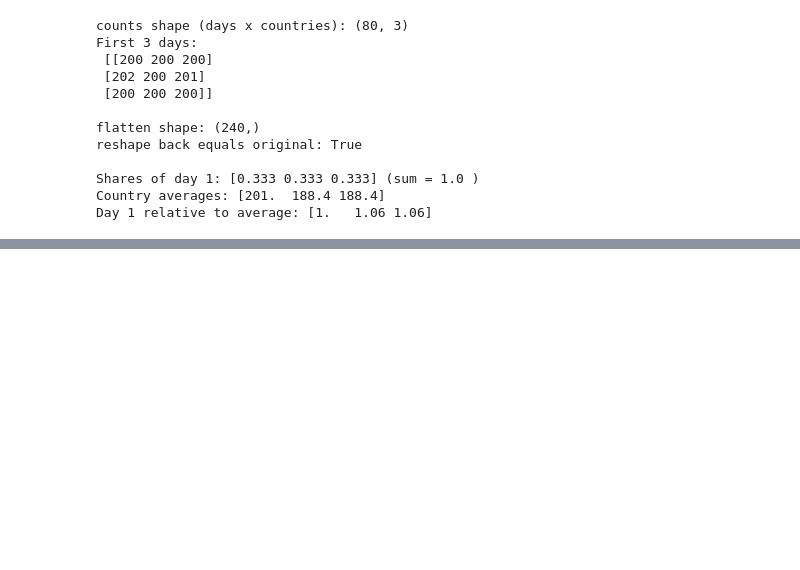
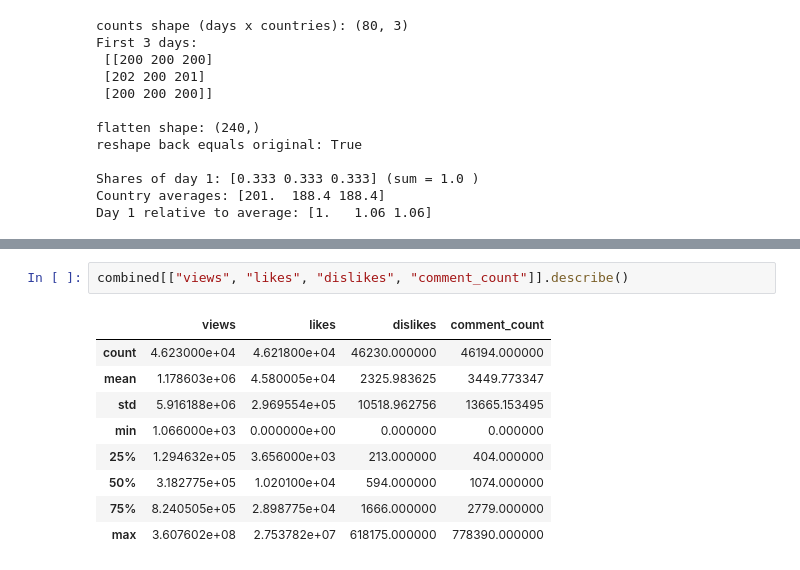
Before and after one commit to Lingadarini/trendpulse, a Jupyter notebook: part2_numpy_pandas/part2_numpy_pandas.ipynb, the cells around one changed output, grey strips where cells are left out. Cells and saved outputs as stored; diff of their text form; blank space fills up the shorter version.

```diff
--- a/part2_numpy_pandas/part2_numpy_pandas.ipynb
+++ b/part2_numpy_pandas/part2_numpy_pandas.ipynb
@@ -188,0 +224,12 @@ Day 1 relative to average: [1.   1.06 1.06]
+# %%
+combined[["views", "likes", "dislikes", "comment_count"]].describe()
+# %% [output]
+|  | views | likes | dislikes | comment_count |
+| count | 4.623000e+04 | 4.621800e+04 | 46230.000000 | 46194.000000 |
+| mean | 1.178603e+06 | 4.580005e+04 | 2325.983625 | 3449.773347 |
+| std | 5.916188e+06 | 2.969554e+05 | 10518.962756 | 13665.153495 |
+| min | 1.066000e+03 | 0.000000e+00 | 0.000000 | 0.000000 |
+| 25% | 1.294632e+05 | 3.656000e+03 | 213.000000 | 404.000000 |
+| 50% | 3.182775e+05 | 1.020100e+04 | 594.000000 | 1074.000000 |
+| 75% | 8.240505e+05 | 2.898775e+04 | 1666.000000 | 2779.000000 |
+| max | 3.607602e+08 | 2.753782e+07 | 618175.000000 | 778390.000000 |
```
Also changed, not shown: parts of 8 cells of this notebook.
